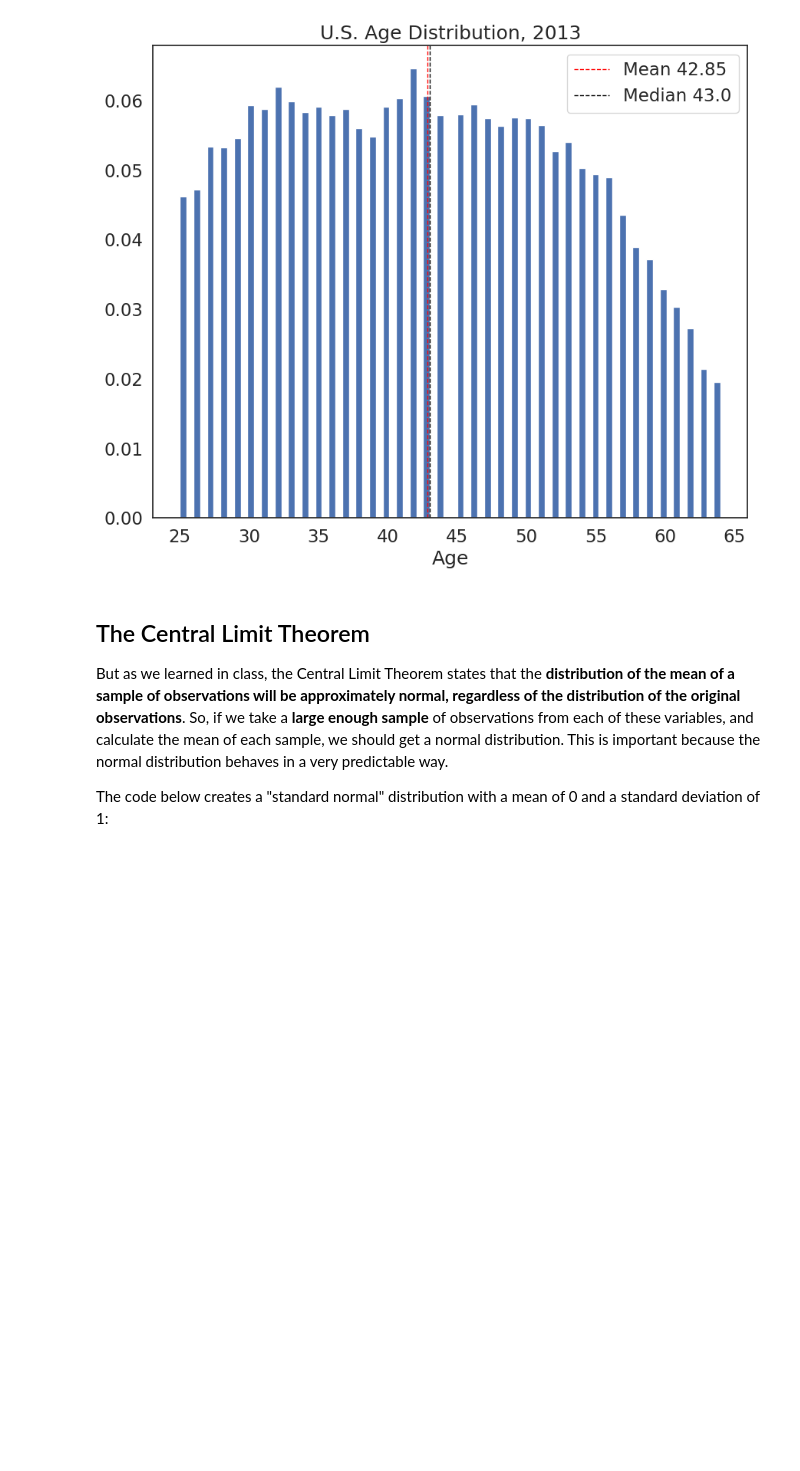
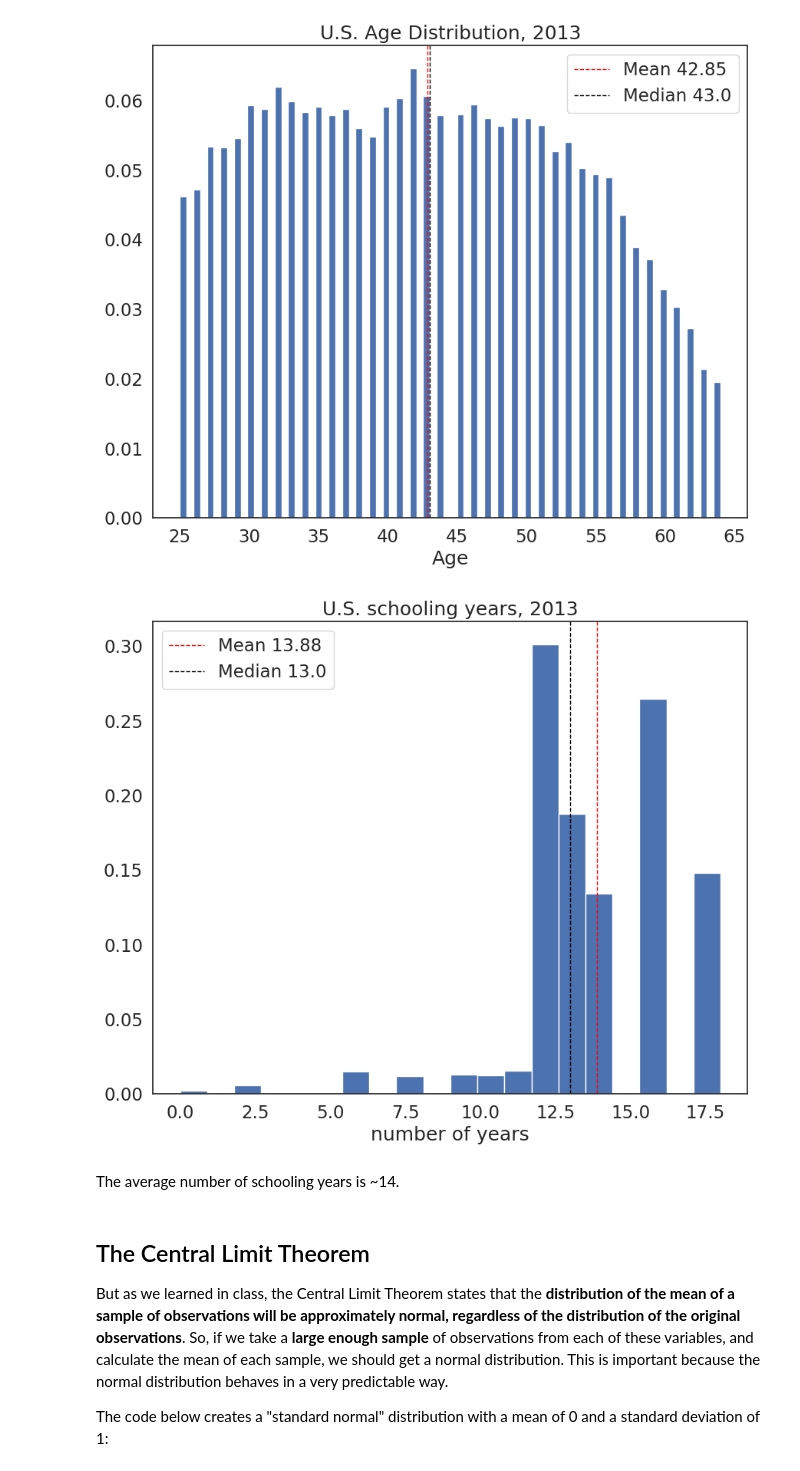
Before and after one commit to lindachojnacka/QM2, a Jupyter notebook: Copy_of_W5_Distributions_and_Basic_Statistics.ipynb, the cells around one changed output. Cells and saved outputs as stored; diff of their text form; code cells hidden in the pictures; blank space fills up the shorter version.

```diff
--- a/Copy_of_W5_Distributions_and_Basic_Statistics.ipynb
+++ b/Copy_of_W5_Distributions_and_Basic_Statistics.ipynb
@@ -336,6 +340,12 @@ If we want to produce lots of similar plots, this really helps us cut down on re
 plot_histogram(variable = df['age'], bin_number = 80, xlab = 'Age', title = 'U.S. Age Distribution, 2013')
 # %% [output]
 [figure]
+# %%
+plot_histogram(variable = df['sch'], bin_number = 20, xlab = 'number of years', title = 'U.S. schooling years, 2013')
+# %% [output]
+[figure, added]
+# %% [markdown]
+The average number of schooling years is ~14.
 # %% [markdown]
 ## The Central Limit Theorem
 
```
Also changed, not shown: parts of 9 cells of this notebook.
